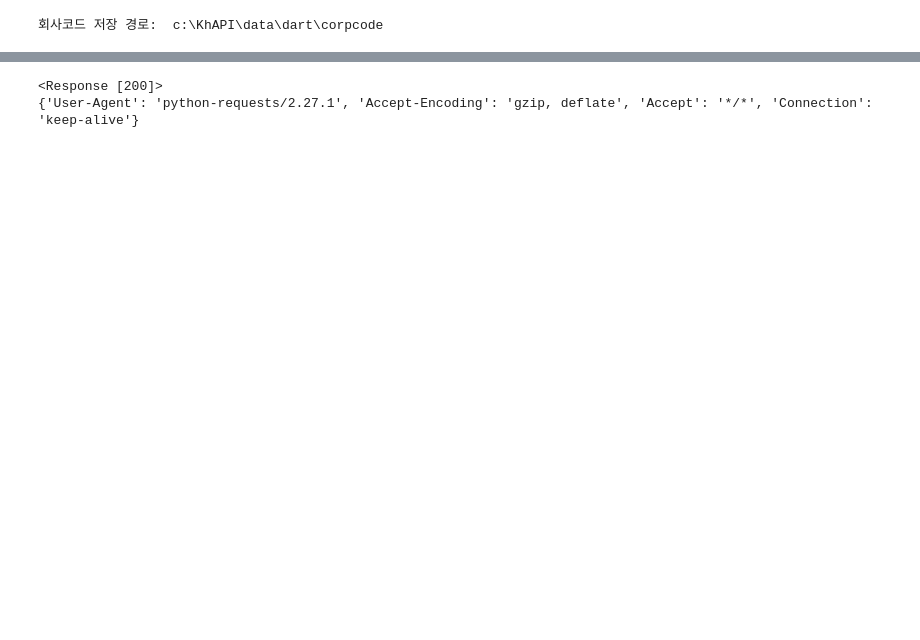
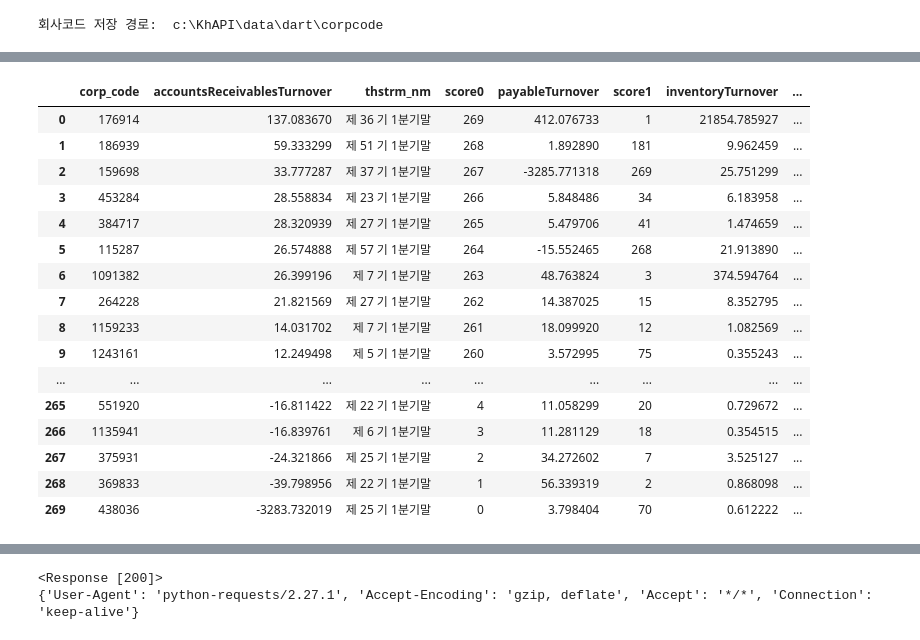
Before and after one commit to Gros19/KhAPI, a Jupyter notebook: Python/jupyter/sample/doDart.ipynb, the cells around one changed output, grey strips where cells are left out. Saved outputs shown, nothing was run; the diff lists cells and outputs as text; code cells hidden in the pictures; blank space fills up the shorter version.

```diff
--- a/Python/jupyter/sample/doDart.ipynb
+++ b/Python/jupyter/sample/doDart.ipynb
@@ -476,0 +371,6 @@ RemoteDisconnected: Remote end closed connection without response
+# %%
+#매출액대비영업활동형금흐름비율 = 영업활동현금흐름/매출액 (높을수록)
+df_ratioCFfromOfromRevenue = pd.DataFrame(list__ratioCFfromOfromRevenue).sort_values(by=["ratioCFfromOfromRevenue"],ascending=[False])
+# %%
+#자산대비영업활동현금흐름비율 = 영업활동현금흐름/(자본+부채) (높을수록)
+df_ratioCFfromOfromAsset = pd.DataFrame(list__ratioCFfromOfromAsset).sort_values(by=["ratioCFfromOfromAsset"],ascending=[False])
@@ -476,0 +439,20 @@ RemoteDisconnected: Remote end closed connection without response
+# %%
+result
+# %% [output]
+|  | corp_code | accountsReceivablesTurnover | thstrm_nm | score0 | payableTurnover | score1 | inventoryTurnover | ... |
+| 0 | 176914 | 137.083670 | 제 36 기 1분기말 | 269 | 412.076733 | 1 | 21854.785927 | ... |
+| 1 | 186939 | 59.333299 | 제 51 기 1분기말 | 268 | 1.892890 | 181 | 9.962459 | ... |
+| 2 | 159698 | 33.777287 | 제 37 기 1분기말 | 267 | -3285.771318 | 269 | 25.751299 | ... |
+| 3 | 453284 | 28.558834 | 제 23 기 1분기말 | 266 | 5.848486 | 34 | 6.183958 | ... |
+| 4 | 384717 | 28.320939 | 제 27 기 1분기말 | 265 | 5.479706 | 41 | 1.474659 | ... |
+| 5 | 115287 | 26.574888 | 제 57 기 1분기말 | 264 | -15.552465 | 268 | 21.913890 | ... |
+| 6 | 1091382 | 26.399196 | 제 7 기 1분기말 | 263 | 48.763824 | 3 | 374.594764 | ... |
+| 7 | 264228 | 21.821569 | 제 27 기 1분기말 | 262 | 14.387025 | 15 | 8.352795 | ... |
+| 8 | 1159233 | 14.031702 | 제 7 기 1분기말 | 261 | 18.099920 | 12 | 1.082569 | ... |
+| 9 | 1243161 | 12.249498 | 제 5 기 1분기말 | 260 | 3.572995 | 75 | 0.355243 | ... |
+| ... | ... | ... | ... | ... | ... | ... | ... | ... |
+| 265 | 551920 | -16.811422 | 제 22 기 1분기말 | 4 | 11.058299 | 20 | 0.729672 | ... |
+| 266 | 1135941 | -16.839761 | 제 6 기 1분기말 | 3 | 11.281129 | 18 | 0.354515 | ... |
+| 267 | 375931 | -24.321866 | 제 25 기 1분기말 | 2 | 34.272602 | 7 | 3.525127 | ... |
+| 268 | 369833 | -39.798956 | 제 22 기 1분기말 | 1 | 56.339319 | 2 | 0.868098 | ... |
+| 269 | 438036 | -3283.732019 | 제 25 기 1분기말 | 0 | 3.798404 | 70 | 0.612222 | ... |
```
Also changed, not shown: parts of 64 cells of this notebook, 12 other files.
